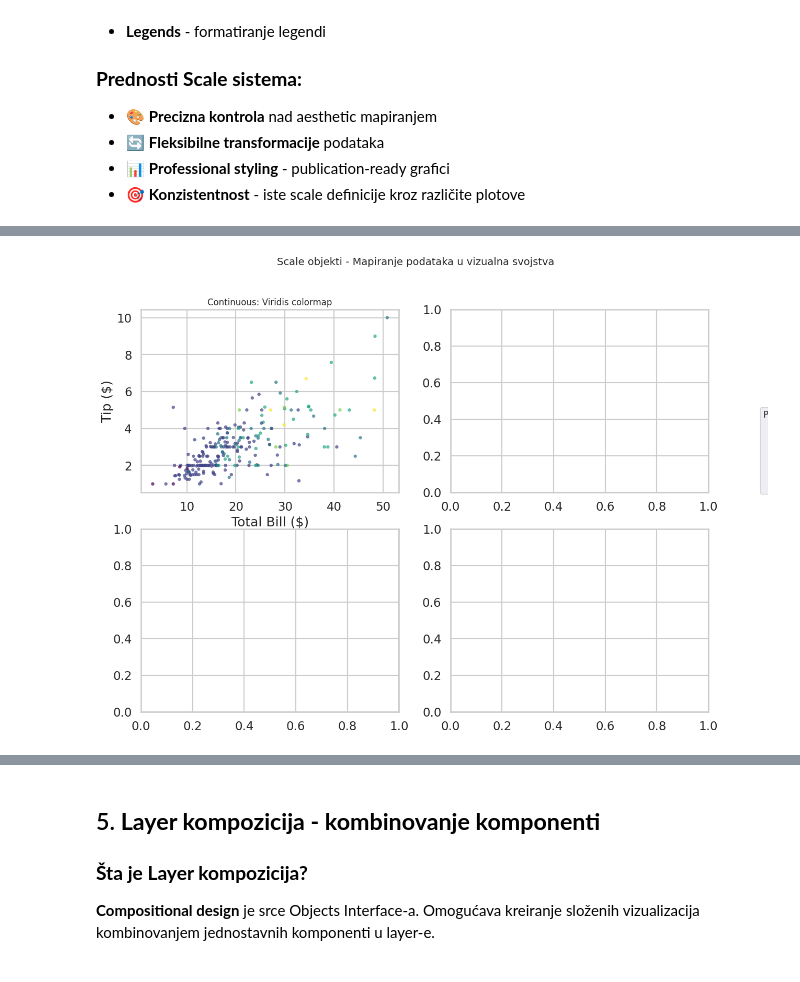
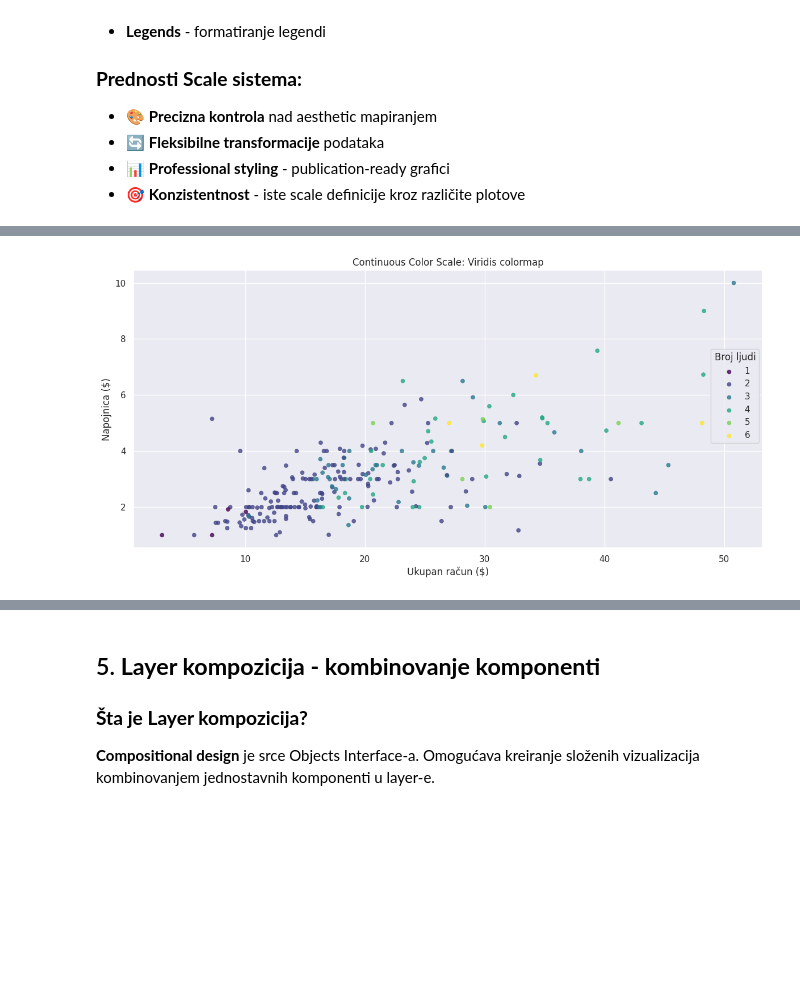
Before and after one commit to ilicandrija/seaborn, a Jupyter notebook: 04_seaborn_objects.ipynb, the cells around one changed output, grey strips where cells are left out. Cells and saved outputs as stored; diff of their text form; code cells hidden in the pictures; blank space fills up the shorter version.

```diff
--- a/04_seaborn_objects.ipynb
+++ b/04_seaborn_objects.ipynb
@@ -562,77 +583,78 @@ so.Agg(func=np.std)     # Standardna devijacija
 print("🎨 SCALE OBJEKTI DEMONSTRACIJA")
 print("="*40)
 
-fig, axes = plt.subplots(2, 2, figsize=(14, 10))
-fig.suptitle('Scale objekti - Mapiranje podataka u vizualna svojstva', fontsize=14)
-
-print("1️⃣ COLOR SCALES - Continuous vs Nominal")
+print("1️⃣ COLOR SCALES - Continuous colormap")
+print("   • Mapiranje numeričkih vrednosti u boje")
 
 # 1. Continuous color scale
 (so.Plot(tips, x="total_bill", y="tip", color="size")
- .add(so.Dot(pointsize=4, alpha=0.7))
+ .add(so.Dot(pointsize=5, alpha=0.8))
  .scale(color="viridis")  # Built-in colormap
  .label(
-     title="Continuous: Viridis colormap",
-     x="Total Bill ($)",
-     y="Tip ($)",
-     color="Party Size"
+     title="Continuous Color Scale: Viridis colormap",
+     x="Ukupan račun ($)",
+     y="Napojnica ($)",
+     color="Broj ljudi"
  )
- .on(axes[0,0])
+ .layout(size=(12, 6))
  .show())
+
+print("\n2️⃣ COLOR SCALES - Nominal (kategorijske)")
+print("   • Custom boje za kategorijske podatke")
 
 # 2. Nominal (categorical) color scale
 (so.Plot(iris, x="sepal_length", y="sepal_width", color="species")
- .add(so.Dot(pointsize=5, alpha=0.8))
- .scale(color=so.Nominal(["#e74c3c", "#3498db", "#2ecc71"]))  # Custom colors
+ .add(so.Dot(pointsize=6, alpha=0.8))
+ .scale(color=so.Nominal(["#FF6B6B", "#4ECDC4", "#45B7D1"]))  # Custom colors
  .label(
-     title="Nominal: Custom discrete colors",
-     x="Sepal Length",
-     y="Sepal Width",
-     color="Species"
+     title="Nominal Scale: Custom diskretne boje",
+     x="Dužina čašičnog lista",
+     y="Širina čašičnog lista",
+     color="Vrsta"
  )
- .on(axes[0,1])
+ .layout(size=(12, 6))
  .show())
 
-print("\n2️⃣ SIZE SCALES - Continuous mapping")
+print("\n3️⃣ SIZE SCALES - Continuous mapping")
+print("   • Mapiranje numeričkih vrednosti u veličinu tačaka")
 
 # 3. Point size scale
-(so.Plot(penguins.sample(100), x="flipper_length_mm", y="body_mass_g",
+(so.Plot(penguins.sample(150), x="flipper_length_mm", y="body_mass_g",
          pointsize="bill_length_mm", color="species")
  .add(so.Dot(alpha=0.7))
  .scale(
-     pointsize=(20, 200),  # Size range
-     color=["#e74c3c", "#3498db", "#f39c12"]
+     pointsize=(30, 200),  # Size range
+     color=["#FF6B6B", "#4ECDC4", "#45B7D1"]
  )
  .label(
-     title="Size scale: Bill length → Point size",
-     x="Flipper Length (mm)",
-     y="Body Mass (g)",
-     pointsize="Bill Length (mm)",
-     color="Species"
+     title="Size Scale: Dužina kljuna → Veličina tačke",
+     x="Dužina krila (mm)",
+     y="Telesna masa (g)",
+     pointsize="Dužina kljuna (mm)",
+     color="Vrsta"
  )
- .on(axes[1,0])
+ .layout(size=(12, 7))
  .show())
 
-print("\n3️⃣ AXIS SCALES - Transformations i tick control")
+print("\n4️⃣ AXIS SCALES - Transformacije i tick control")
+print("   • Custom tick marks i log transformacije")
 
 # 4. Axis transformations and tick control
-tips_subset = tips[tips['total_bill'] > 10].copy()  # Filter for better log demo
-(so.Plot(tips_subset, x="total_bill", y="tip")
- .add(so.Dot(alpha=0.6, color="#3498db"))
+tips_subset = tips[tips['total_bill'] > 8].copy()  # Filter for better demo
+(so.Plot(tips_subset, x="total_bill", y="tip", color="time")
+ .add(so.Dot(alpha=0.7, pointsize=5))
  .scale(
-     x=so.Continuous().tick(at=[10, 20, 30, 40, 50]),  # Custom x ticks
-     y=so.Continuous(trans="log")  # Log transformation for y
+     x=so.Continuous().tick(at=[10, 15, 20, 25, 30, 35, 40, 45, 50]),  # Custom x ticks
+     color=["#FF6B6B", "#4ECDC4"]
  )
  .label(
-     title="Axis scales: Custom ticks + Log transform",
-     x="Total Bill ($) - Custom ticks",
-     y="Tip ($) - Log scale"
+     title="Axis Scales: Custom tick marks",
+     x="Ukupan račun ($) - Custom tick marks",
+     y="Napojnica ($)",
+     color="Vreme"
  )
- .on(axes[1,1])
+ .layout(size=(12, 6))
  .show())
-
-plt.tight_layout()
-plt.show()
 
 print("\n🎨 NAPREDNI SCALE PRIMERI:")
 
@@ -675 +698 @@ print("linestyle=so.Nominal([...])  # Line style mapping")
-[figure, old version]
+[figure, new version]
```
Also changed, not shown: parts of 5 cells of this notebook, 5 other files.
